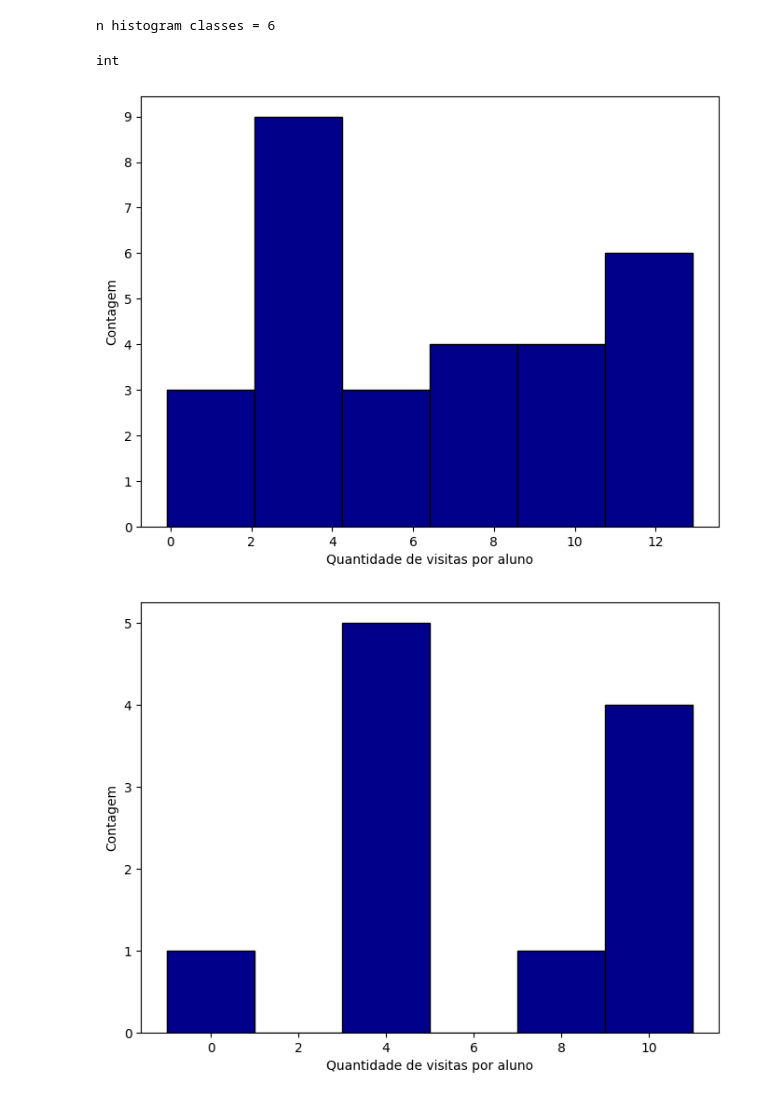
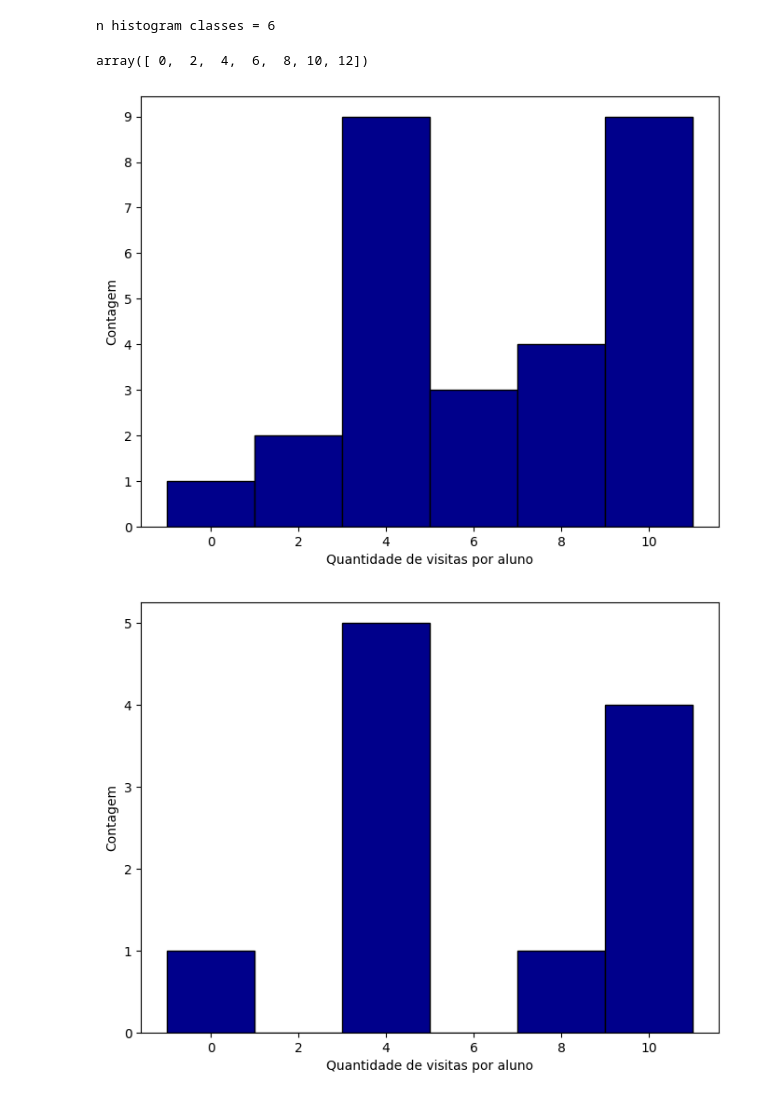
Before and after one commit to henriqueedu2001/pcs3635-health-research-data-analysis, a Jupyter notebook: analisys.ipynb, the cells around one changed output. Saved outputs shown, nothing was run; the diff lists cells and outputs as text; code cells hidden in the pictures.

```diff
--- a/analisys.ipynb
+++ b/analisys.ipynb
@@ -518,30 +519,29 @@ PA_3_n_sturges_rule = int(np.round(1 + np.log2(PA_3.size)))
 print(f'n histogram classes = {PA_3_n_sturges_rule}')
 # %% [output]
 n histogram classes = 6
-# %%
-bins =
-# %% [output]
-int
+# %%
+PA_3_bins = np.arange(0, 2*(PA_3_n_sturges_rule + 1), 2)
+PA_3_bins
+# %% [output]
+array([ 0,  2,  4,  6,  8, 10, 12])
 # %%
 # plotting PA_3 histogram for general counting (monday + wednesday)
 fig, axs = plt.subplots(figsize=fig_default_size)
 
-PA_3_bins = np.arange(0, 14, 2)
-
 # axs setting
-axs.hist(PA_3, bins=PA_3_n_sturges_rule, color=fig_default_color, align='left', edgecolor='black')
+axs.hist(PA_3, bins=PA_3_bins, color=fig_default_color, align='left', edgecolor='black')
 plt.gca().yaxis.set_major_locator(MaxNLocator(integer=True)) # fix the ticks in to integer values
 axs.set_xlabel('Quantidade de visitas por aluno')
 axs.set_ylabel('Contagem')
 
 # save the figure in png format
 if save_all_figures:
     plt.savefig('academic_imgs/PA_3_histogram')
 
 # showing the figure
 plt.show()
 # %% [output]
-[figure, old version]
+[figure, new version]
 # %%
 # plotting PA_3 histogram for monday
 fig, axs = plt.subplots(figsize=fig_default_size)
```
Also changed, not shown: parts of 17 cells of this notebook.
